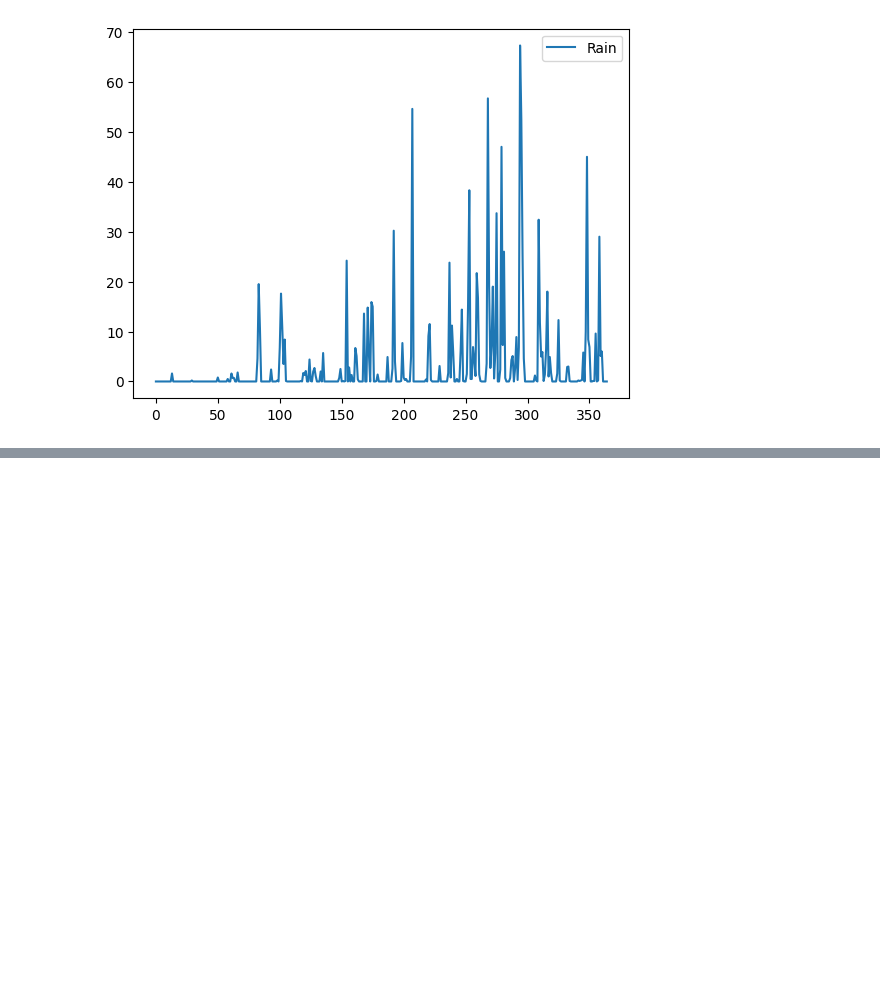
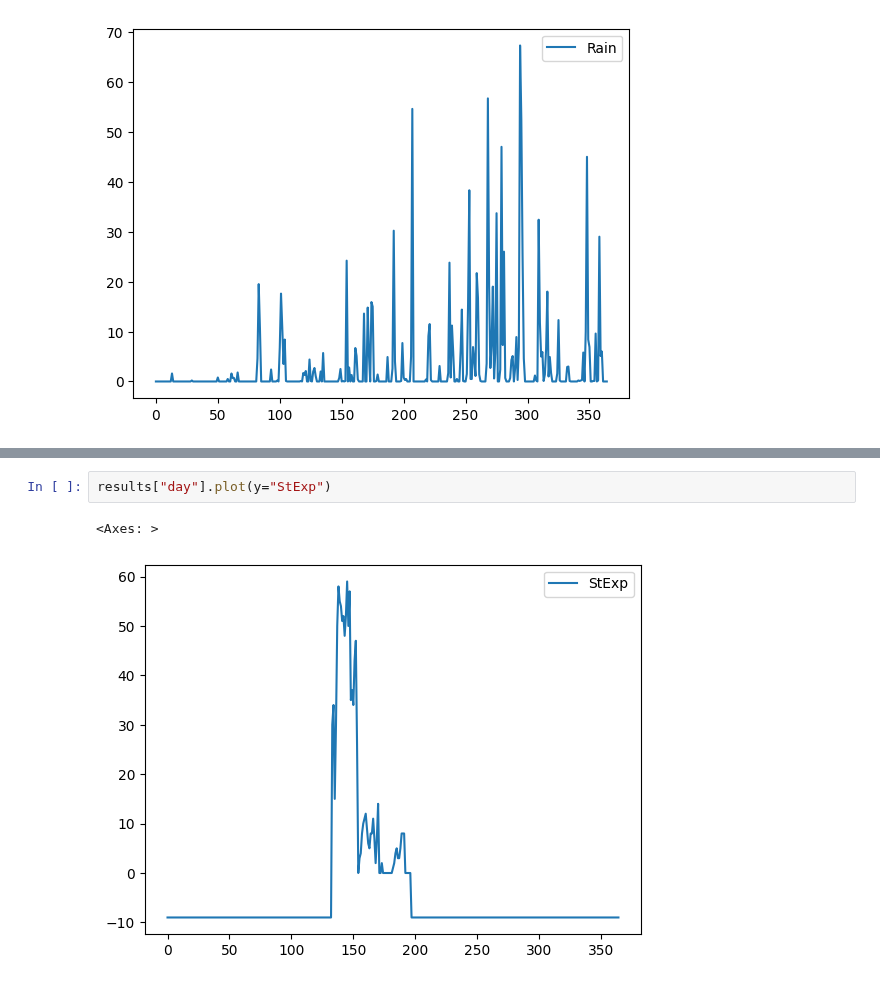
Before and after one commit to rokuk/aquacrop-slovenia, a Jupyter notebook: notebooks/exploration/Running Jablje.ipynb, the cells around one changed output, grey strips where cells are left out. Saved outputs shown, nothing was run; the diff lists cells and outputs as text; blank space fills up the shorter version.

```diff
--- a/notebooks/exploration/Running Jablje.ipynb
+++ b/notebooks/exploration/Running Jablje.ipynb
@@ -215,0 +242,5 @@ results["day"].plot(y="Y(dry)")
+# %%
+results["day"].plot(y="StExp")
+# %% [output]
+<Axes: >
+[figure, added]
```
Also changed, not shown: parts of 25 cells of this notebook, 7 other files.
